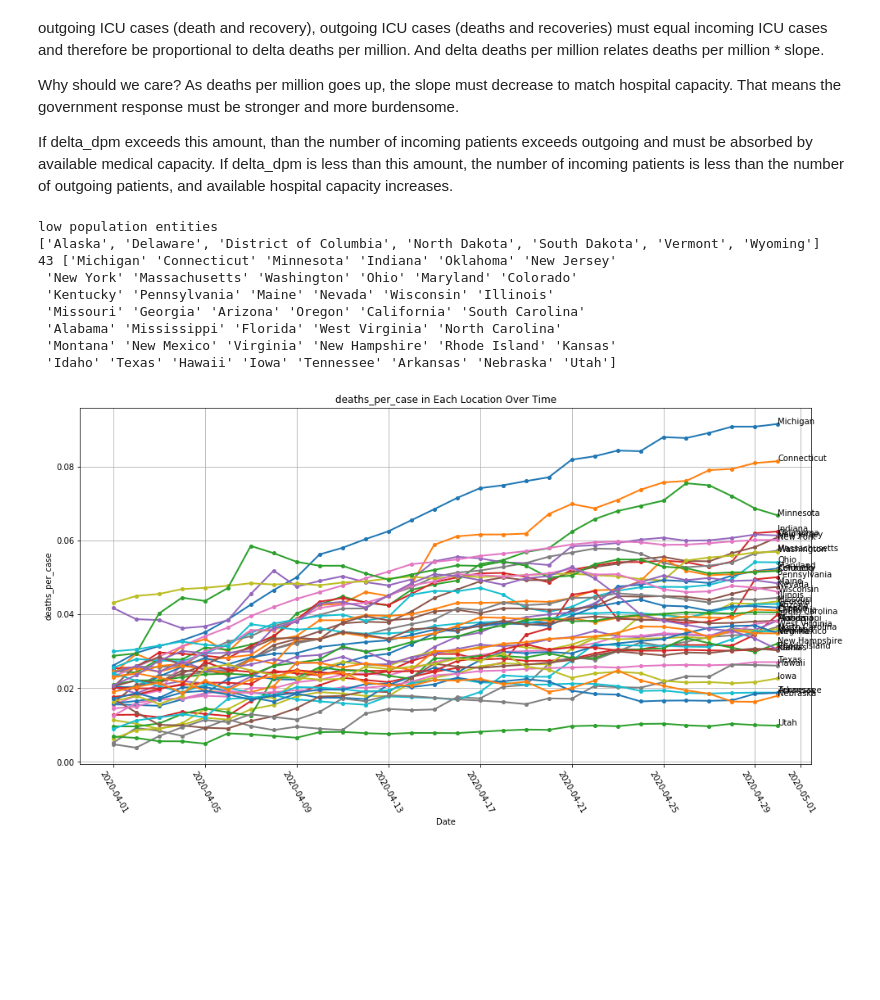
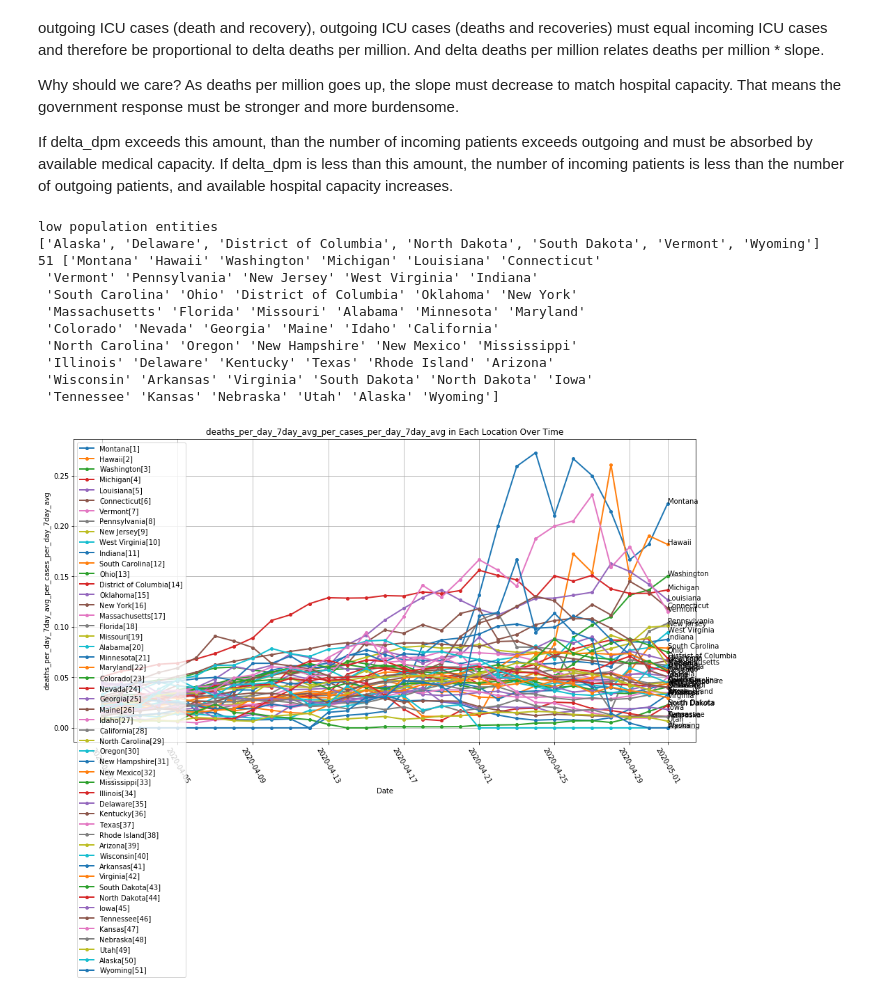
Before and after one commit to todddeluca/coronavirus, a Jupyter notebook: coronavirus_death_rate.ipynb, the cells around one changed output. Drawn from its saved outputs; the diff is of its cells as text; code cells hidden in the pictures; blank space fills up the shorter version.

```diff
--- a/coronavirus_death_rate.ipynb
+++ b/coronavirus_death_rate.ipynb
@@ -54,4 +51,4 @@ seasonal_flu_dpm: 114, bad_flu_dpm: 184
 ## Load Data
 # %%
 # takes a minute
-states_df, countries_df, all_df = load_all(download=False)
+states_df, countries_df, all_df = load_all(download=True)
@@ -124,19 +117,20 @@ includes = list(set([
 #     'Italy',
 #     'Spain',
 #     'France',
-    'Vermont',
-    'California',
+#     'Vermont',
+#     'California',
+    'Oregon',
 #     'Washington',
-    'New York',
-    'Michigan', 'Louisiana',
-    'Massachusetts',
+#     'New York',
+#     'Michigan', 'Louisiana',
+#     'Massachusetts',
 #     'Rhode Island',
 #             'China',
-    'New Zealand',
+#     'New Zealand',
 #     'New York',
 #     'EU',
 #     countries from https://www.washingtonpost.com/opinions/2020/04/08/is-swedens-lax-approach-coronavirus-backfiring/
-    'Sweden',
+#     'Sweden',
 #     'Denmark', 'Norway', 'Malta', 'United Kingdom', 'Italy',
 # States ~3-5M in population
 # 'Arkansas', 'Nevada', 'Iowa', 'Puerto Rico', 'Utah', 'Connecticut', 'Oklahoma', 'Oregon',
@@ -152,23 +146,23 @@ excludes = list(set([
 # Excludes low-population entities with high deaths-per-capita.
 'World',
 'Puerto Rico',
-    'Louisiana'
+#     'Louisiana'
 ]
-    + low_pop_entities
+#     + low_pop_entities
 ))
 
 # index_col = 'days_since'
 index_col = 'date'
 log_yaxis = False
 
-# values_col = 'deaths_per_million'; log_yaxis = True
+# values_col = 'deaths_per_million'; log_yaxis = False
 # values_col = 'deaths_per_million_per_day_7day_avg'; log_yaxis = False
 # values_col = 'deaths_per_million_per_day_3day_avg'; log_yaxis = False
 # values_col = 'deaths'
 # values_col = 'deaths_per_day'
 # values_col = 'deaths_ratio_per_day_7day_avg'
 # values_col = 'deaths_per_day_7day_avg'
-values_col = 'deaths_per_case'; log_yaxis = False
+# values_col = 'deaths_per_case'; log_yaxis = False
 # values_col = 'deaths_per_case_per_day_7day_avg'; log_yaxis = False
 # values_col = 'cases_per_million'; log_yaxis = False
 # values_col = 'cases_per_million_per_day_7day_avg'; log_yaxis = False
@@ -189,43 +183,57 @@ values_col = 'deaths_per_case'; log_yaxis = False
 # FT thesh: number of days since 30 daily cases first recorded
 # days_since_col = 'cases_per_day'; days_since_thresh = 30
 # OWID threshold condition https://ourworldindata.org/grapher/covid-deaths-days-since-per-million
 # days_since_col = 'deaths_per_million'; days_since_thresh = 0.1
 # Other thresholds
 # days_since_col = 'cases_per_million'; days_since_thresh = 1
 # days_since_col = 'deaths'; days_since_thresh = 1
 # days_since_col = 'cases'; days_since_thresh = 1
 # days_since_col = 'deaths_per_day'; days_since_thresh = 1.0
 # Good for 14day deaths/test ratio and cases/test ratio b/c earlier the ratio is huge.
 # days_since_col = 'date'; days_since_thresh = pd.to_datetime('2020-04-15')
+# days_since_col = 'date'; days_since_thresh = pd.to_datetime('2020-04-01')
+
+# df = (df.pipe(add_per_day, columns=['deaths_per_case'])
+#       .pipe(add_nday_avg, columns=['deaths_per_case_per_day'], n=7)
+#      )
+# values_col = 'deaths_per_case_per_day_7day_avg'; log_yaxis = False
+
+df['deaths_per_day_7day_avg_per_cases_per_day_7day_avg'] = df['deaths_per_day_7day_avg'] / df['cases_per_day_7day_avg']
+# values_col = 'deaths_per_case'; log_yaxis = False
+values_col = 'deaths_per_day_7day_avg_per_cases_per_day_7day_avg'; log_yaxis = False
 days_since_col = 'date'; days_since_thresh = pd.to_datetime('2020-04-01')
 
 n_top = 52
 # n_top = len(includes)
 n_show = n_top
 rank = False
 # rank = True
 ascending = False
 # ascending = True  # for cases/test 14day ratio, lower is better
+show_legend = True
 
-piv = plot_trajectories(days_since_trim(df, index_col, values_col, days_since_col, days_since_thresh),
+df = days_since_trim(df, index_col, days_since_col, days_since_thresh, values_col)
+piv = plot_trajectories(df,
                         index_col=index_col, values_col=values_col,
                         rank=rank, n_top=n_top, n_show=n_show,
                         includes=includes, excludes=excludes,
                         log_yaxis=log_yaxis,
                         ascending=ascending,
-                        show_legend=False,
+                        show_legend=show_legend,
                        )
 # %% [output]
 low population entities
 ['Alaska', 'Delaware', 'District of Columbia', 'North Dakota', 'South Dakota', 'Vermont', 'Wyoming']
-43 ['Michigan' 'Connecticut' 'Minnesota' 'Indiana' 'Oklahoma' 'New Jersey'
- 'New York' 'Massachusetts' 'Washington' 'Ohio' 'Maryland' 'Colorado'
- 'Kentucky' 'Pennsylvania' 'Maine' 'Nevada' 'Wisconsin' 'Illinois'
- 'Missouri' 'Georgia' 'Arizona' 'Oregon' 'California' 'South Carolina'
- 'Alabama' 'Mississippi' 'Florida' 'West Virginia' 'North Carolina'
- 'Montana' 'New Mexico' 'Virginia' 'New Hampshire' 'Rhode Island' 'Kansas'
- 'Idaho' 'Texas' 'Hawaii' 'Iowa' 'Tennessee' 'Arkansas' 'Nebraska' 'Utah']
+51 ['Montana' 'Hawaii' 'Washington' 'Michigan' 'Louisiana' 'Connecticut'
+ 'Vermont' 'Pennsylvania' 'New Jersey' 'West Virginia' 'Indiana'
+ 'South Carolina' 'Ohio' 'District of Columbia' 'Oklahoma' 'New York'
+ 'Massachusetts' 'Florida' 'Missouri' 'Alabama' 'Minnesota' 'Maryland'
+ 'Colorado' 'Nevada' 'Georgia' 'Maine' 'Idaho' 'California'
+ 'North Carolina' 'Oregon' 'New Hampshire' 'New Mexico' 'Mississippi'
+ 'Illinois' 'Delaware' 'Kentucky' 'Texas' 'Rhode Island' 'Arizona'
+ 'Wisconsin' 'Arkansas' 'Virginia' 'South Dakota' 'North Dakota' 'Iowa'
+ 'Tennessee' 'Kansas' 'Nebraska' 'Utah' 'Alaska' 'Wyoming']
-[figure, old version]
+[figure, new version]
 # %%
 (df.loc[(df['entity'].isin(['California', 'New York'])) &
        (df['date'] < to_datetime('2020-03-24')) & (df['date'] > to_datetime('2020-03-10')),
```
Also changed, not shown: parts of 6 cells of this notebook, 12 other files.
